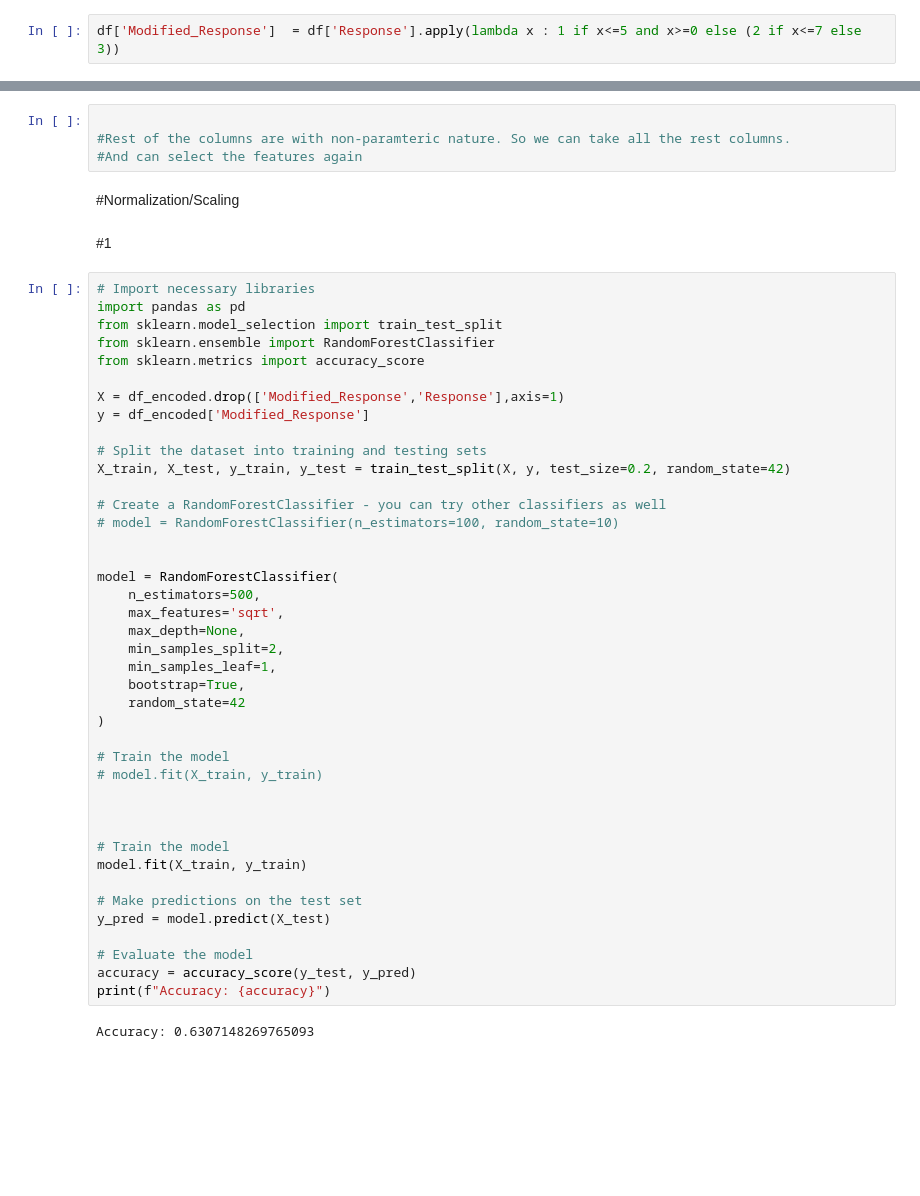
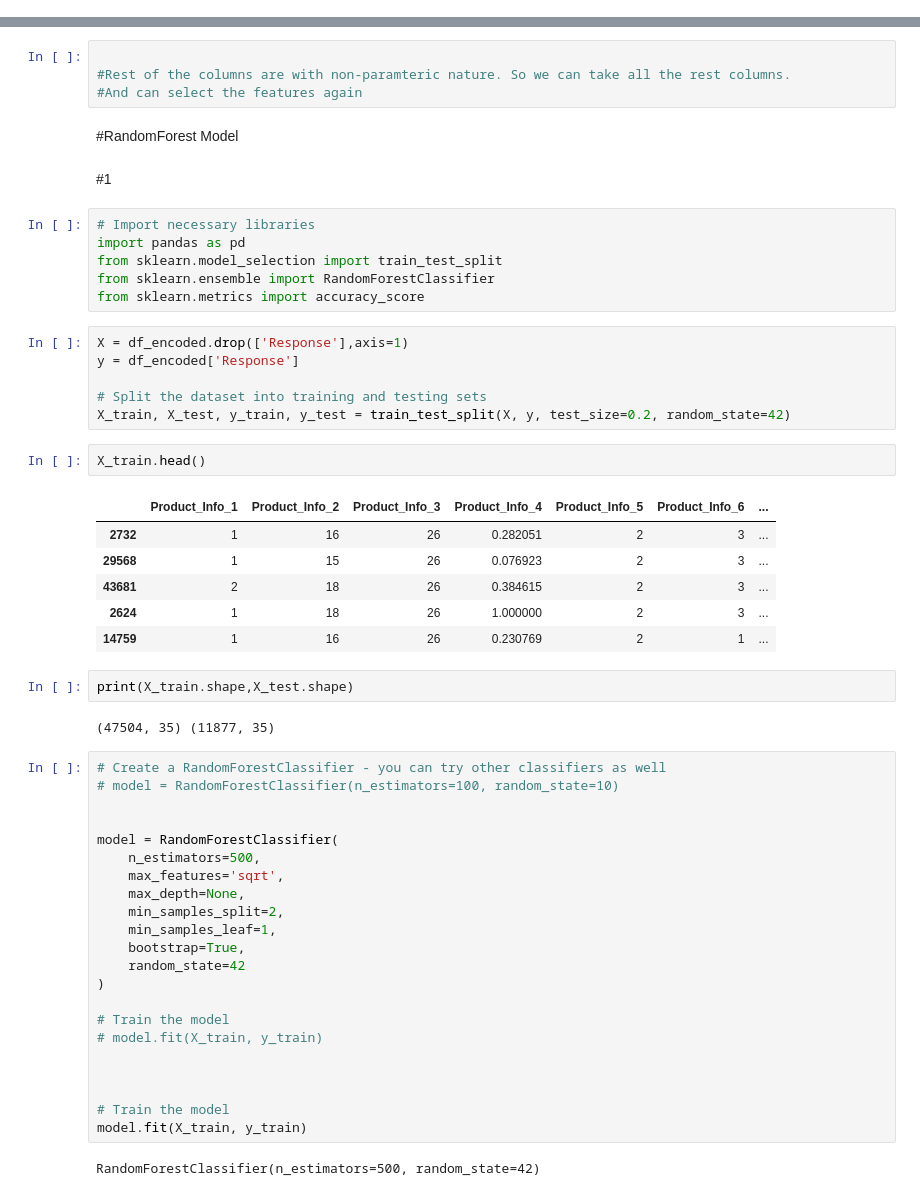
Before and after one commit to MEGHANASEEPANA/Datalabsteam-4, a Jupyter notebook: phase1.ipynb, the cells around one changed output, grey strips where cells are left out. Cells and saved outputs as stored; diff of their text form; blank space fills up the shorter version.

```diff
--- a/phase1.ipynb
+++ b/phase1.ipynb
@@ -297,5 +297,3 @@ print(df['Response'].value_counts())
 4     1428
 3     1013
 Name: Response, dtype: int64
-# %%
-df['Modified_Response']  = df['Response'].apply(lambda x : 1 if x<=5 and x>=0 else (2 if x<=7 else 3))
@@ -480,23 +471,36 @@ df_encoded.shape
 
 #Rest of the columns are with non-paramteric nature. So we can take all the rest columns.
 #And can select the features again
-# %% [markdown]
-#Normalization/Scaling
+# %% [markdown]
+#RandomForest Model
 # %% [markdown]
 #1
+# %%
+# Import necessary libraries
+import pandas as pd
+from sklearn.model_selection import train_test_split
+from sklearn.ensemble import RandomForestClassifier
+from sklearn.metrics import accuracy_score
+# %%
+X = df_encoded.drop(['Response'],axis=1)
+y = df_encoded['Response']
+
+# Split the dataset into training and testing sets
+X_train, X_test, y_train, y_test = train_test_split(X, y, test_size=0.2, random_state=42)
+# %%
+X_train.head()
+# %% [output]
+|  | Product_Info_1 | Product_Info_2 | Product_Info_3 | Product_Info_4 | Product_Info_5 | Product_Info_6 | ... |
+| 2732 | 1 | 16 | 26 | 0.282051 | 2 | 3 | ... |
+| 29568 | 1 | 15 | 26 | 0.076923 | 2 | 3 | ... |
+| 43681 | 2 | 18 | 26 | 0.384615 | 2 | 3 | ... |
+| 2624 | 1 | 18 | 26 | 1.000000 | 2 | 3 | ... |
+| 14759 | 1 | 16 | 26 | 0.230769 | 2 | 1 | ... |
+# %%
+print(X_train.shape,X_test.shape)
+# %% [output]
+(47504, 35) (11877, 35)
 # %%
-# Import necessary libraries
-import pandas as pd
-from sklearn.model_selection import train_test_split
-from sklearn.ensemble import RandomForestClassifier
-from sklearn.metrics import accuracy_score
-
-X = df_encoded.drop(['Modified_Response','Response'],axis=1)
-y = df_encoded['Modified_Response']
-
-# Split the dataset into training and testing sets
-X_train, X_test, y_train, y_test = train_test_split(X, y, test_size=0.2, random_state=42)
-
 # Create a RandomForestClassifier - you can try other classifiers as well
 # model = RandomForestClassifier(n_estimators=100, random_state=10)
 
@@ -518,12 +522,5 @@ model = RandomForestClassifier(
 
 # Train the model
 model.fit(X_train, y_train)
-
-# Make predictions on the test set
-y_pred = model.predict(X_test)
-
-# Evaluate the model
-accuracy = accuracy_score(y_test, y_pred)
-print(f"Accuracy: {accuracy}")
 # %% [output]
-Accuracy: 0.6307148269765093
+RandomForestClassifier(n_estimators=500, random_state=42)
```
Also changed, not shown: parts of 7 cells of this notebook.
